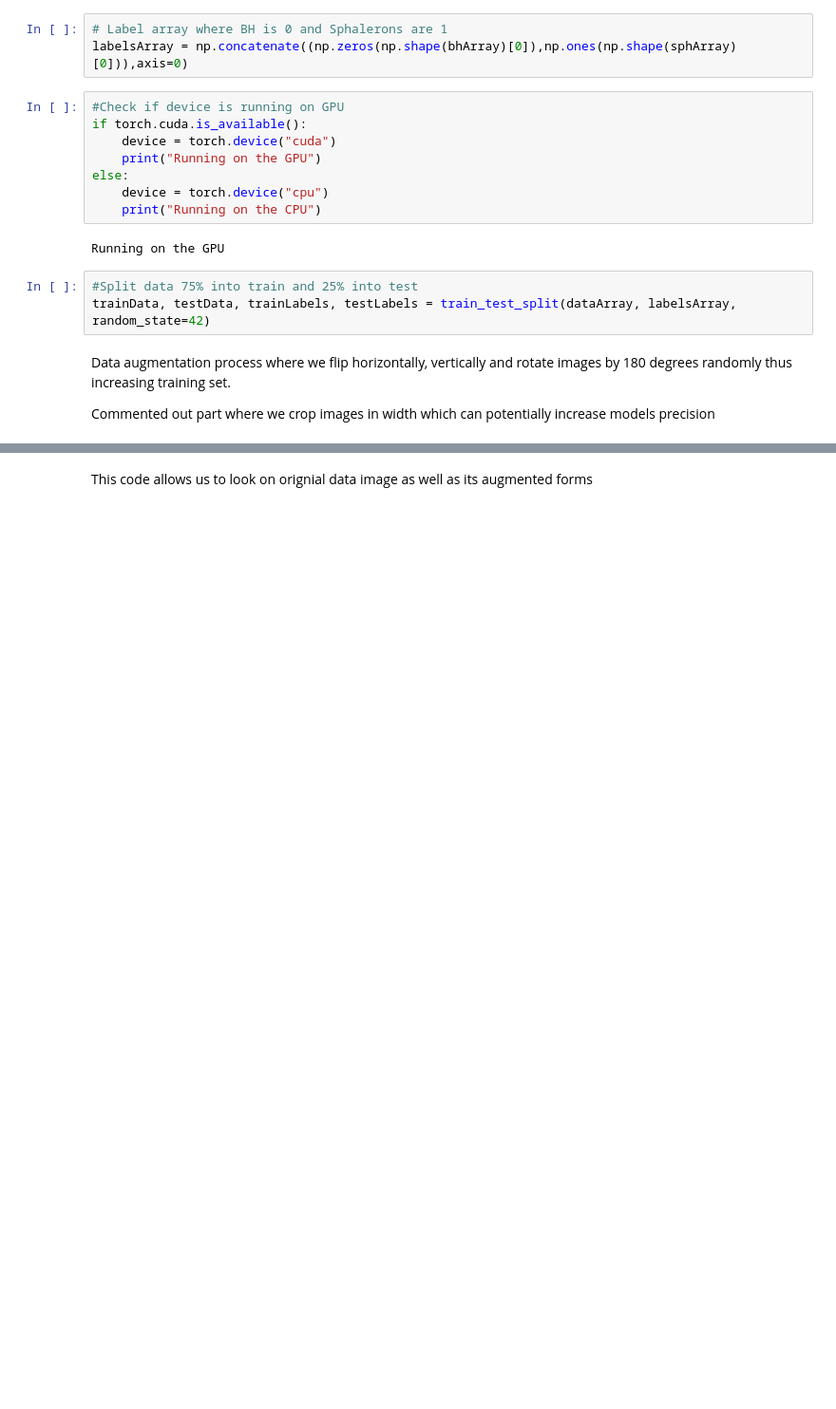
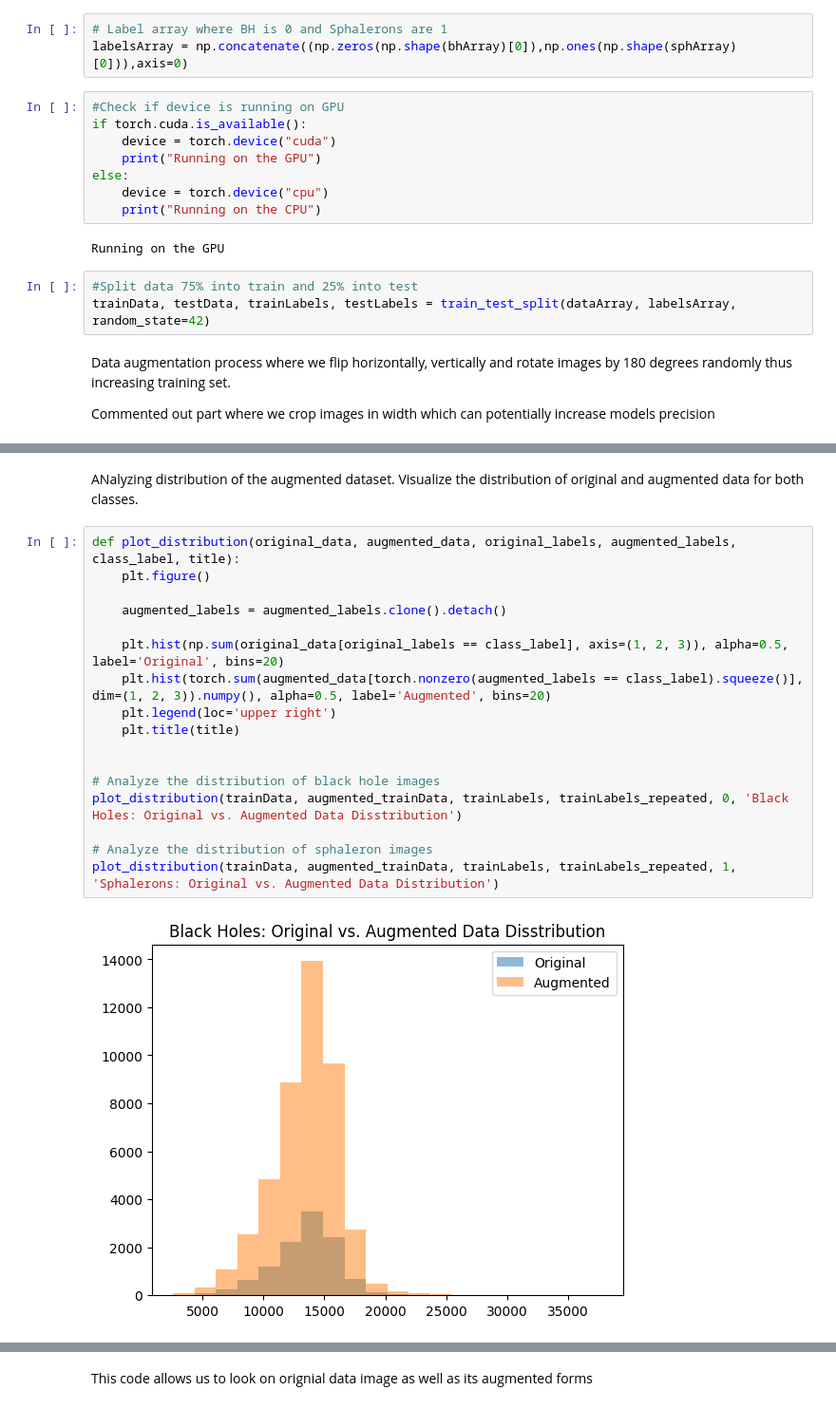
Before and after one commit to iRootTsar/Optimazing-klassification-of-ATLAS-detector-data--CERN-, a Jupyter notebook: notebooks/pyTorch/DataAugm.ipynb, the cells around one changed output, grey strips where cells are left out. Shown at 95% size. Cells and saved outputs as stored; diff of their text form; blank space fills up the shorter version.

```diff
--- a/notebooks/pyTorch/DataAugm.ipynb
+++ b/notebooks/pyTorch/DataAugm.ipynb
@@ -118,3 +118,24 @@ test = torch.utils.data.TensorDataset(torch.from_numpy(testData_processed), torc
 
 # Create a DataLoader for the test data with shuffle and batch size
 testLoader = DataLoader(test, shuffle=True, batch_size=50)
+# %% [markdown]
+ANalyzing distribution of the augmented dataset. Visualize the distribution of original and augmented data for both classes.
+# %%
+def plot_distribution(original_data, augmented_data, original_labels, augmented_labels, class_label, title):
+    plt.figure()
+
+    augmented_labels = augmented_labels.clone().detach()
+
+    plt.hist(np.sum(original_data[original_labels == class_label], axis=(1, 2, 3)), alpha=0.5, label='Original', bins=20)
+    plt.hist(torch.sum(augmented_data[torch.nonzero(augmented_labels == class_label).squeeze()], dim=(1, 2, 3)).numpy(), alpha=0.5, label='Augmented', bins=20)
+    plt.legend(loc='upper right')
+    plt.title(title)
+
+
+# Analyze the distribution of black hole images
+plot_distribution(trainData, augmented_trainData, trainLabels, trainLabels_repeated, 0, 'Black Holes: Original vs. Augmented Data Disstribution')
+
+# Analyze the distribution of sphaleron images
+plot_distribution(trainData, augmented_trainData, trainLabels, trainLabels_repeated, 1, 'Sphalerons: Original vs. Augmented Data Distribution')
+# %% [output]
+[figure, added]
```
Also changed, not shown: parts of 7 cells of this notebook, 7 other files.
